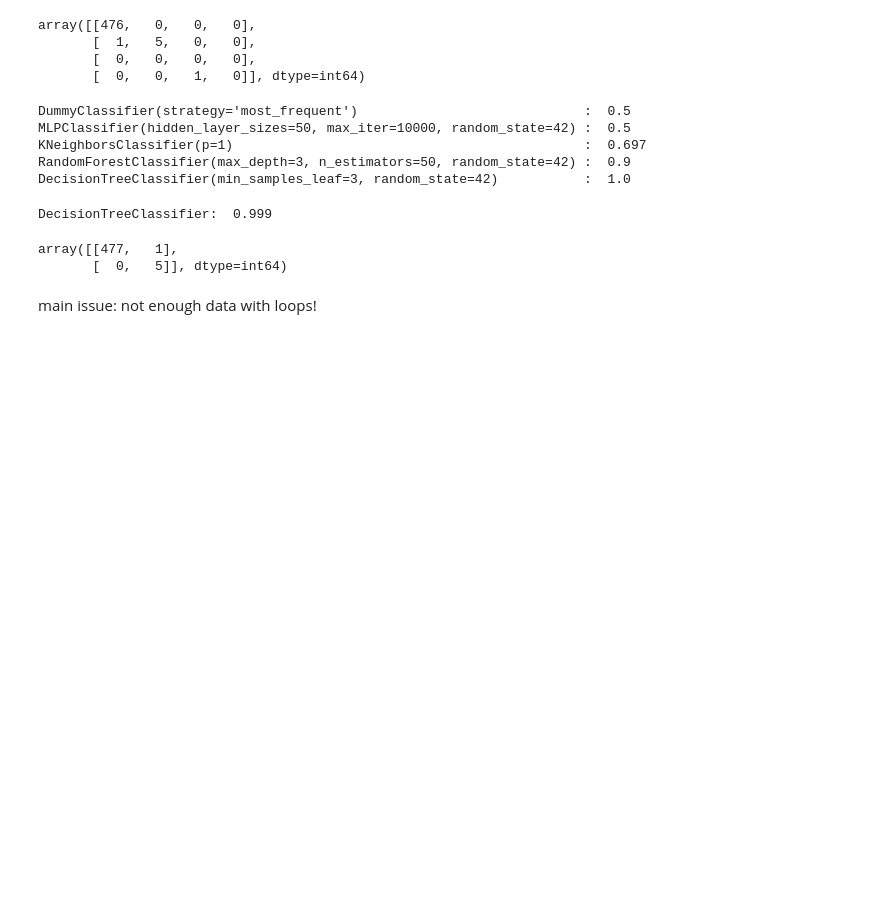
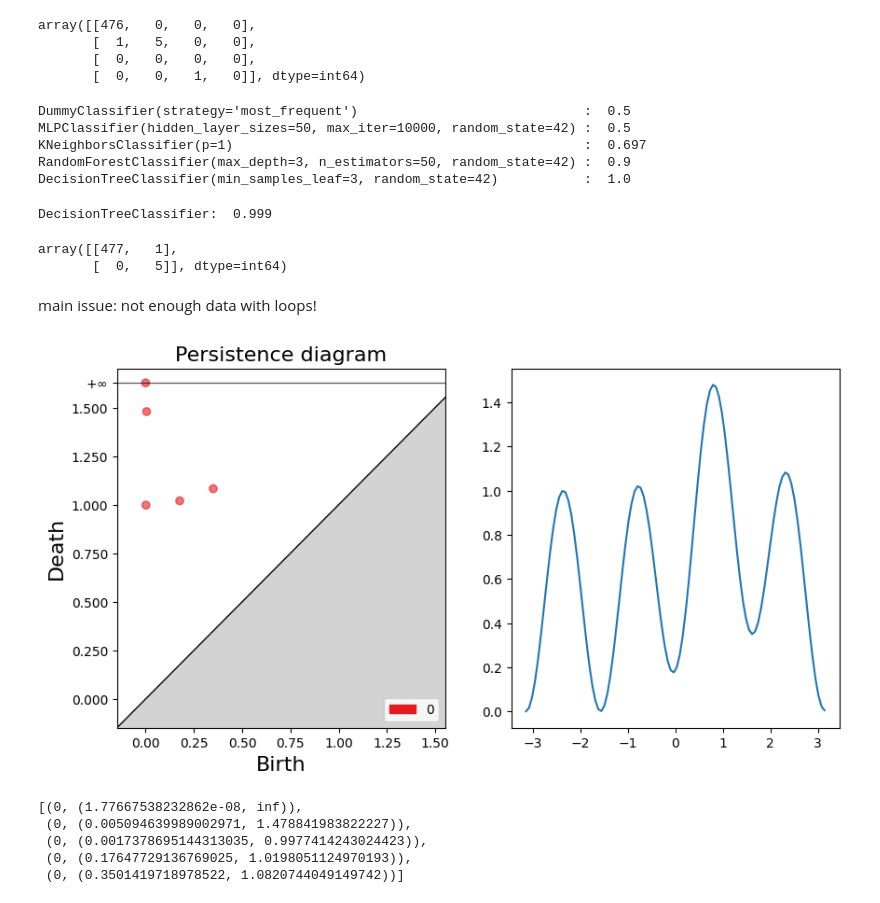
Before and after one commit to tobbensol/masters-thesis, a Jupyter notebook: simple_value_cyclic_prediction.ipynb, the cells around one changed output. Saved outputs shown, nothing was run; the diff lists cells and outputs as text; code cells hidden in the pictures; blank space fills up the shorter version.

Commit message:
implemented sublevel set and made other overarching arcitecture changes

```diff
--- a/simple_value_cyclic_prediction.ipynb
+++ b/simple_value_cyclic_prediction.ipynb
@@ -217,3 +217,49 @@ array([[477,   1],
        [  0,   5]], dtype=int64)
 # %% [markdown]
 main issue: not enough data with loops!
+# %%
+import gudhi
+import matplotlib.pyplot as plt
+import numpy as np
+
+def build_sublevelset_filtration(Y):
+    """
+    Y: array-like
+        Array of function values
+    """
+    st = gudhi.SimplexTree()
+    for i in range(len(Y)):
+        # 0-simplices
+        st.insert([i], filtration=Y[i])
+
+        if i < len(Y) - 1:
+            # 1-simplices
+            st.insert([i, i + 1], filtration=max(Y[i], Y[i + 1]))
+
+    return st
+
+# Create some data
+N = 100
+f = lambda x: np.sin(2 * x) ** 2 + .5 * np.exp(-(x - 1) ** 2)
+X = np.linspace(-np.pi, np.pi, N)
+Y = f(X)
+
+# Build sublevelset filtration and compute persistence
+st = build_sublevelset_filtration(Y)
+diag = st.persistence()
+
+# Plot persistence diagram and function
+fig, axs = plt.subplots(1, 2, figsize=(10, 5))
+gudhi.plot_persistence_diagram(diag, axes=axs[0])
+axs[1].plot(X, Y)
+plt.show()
+# %% [output]
+[figure, added]
+# %%
+diag
+# %% [output]
+[(0, (1.77667538232862e-08, inf)),
+ (0, (0.005094639989002971, 1.478841983822227)),
+ (0, (0.0017378695144313035, 0.9977414243024423)),
+ (0, (0.17647729136769025, 1.0198051124970193)),
+ (0, (0.3501419718978522, 1.0820744049149742))]
```
Also changed, not shown: 5 other files.
